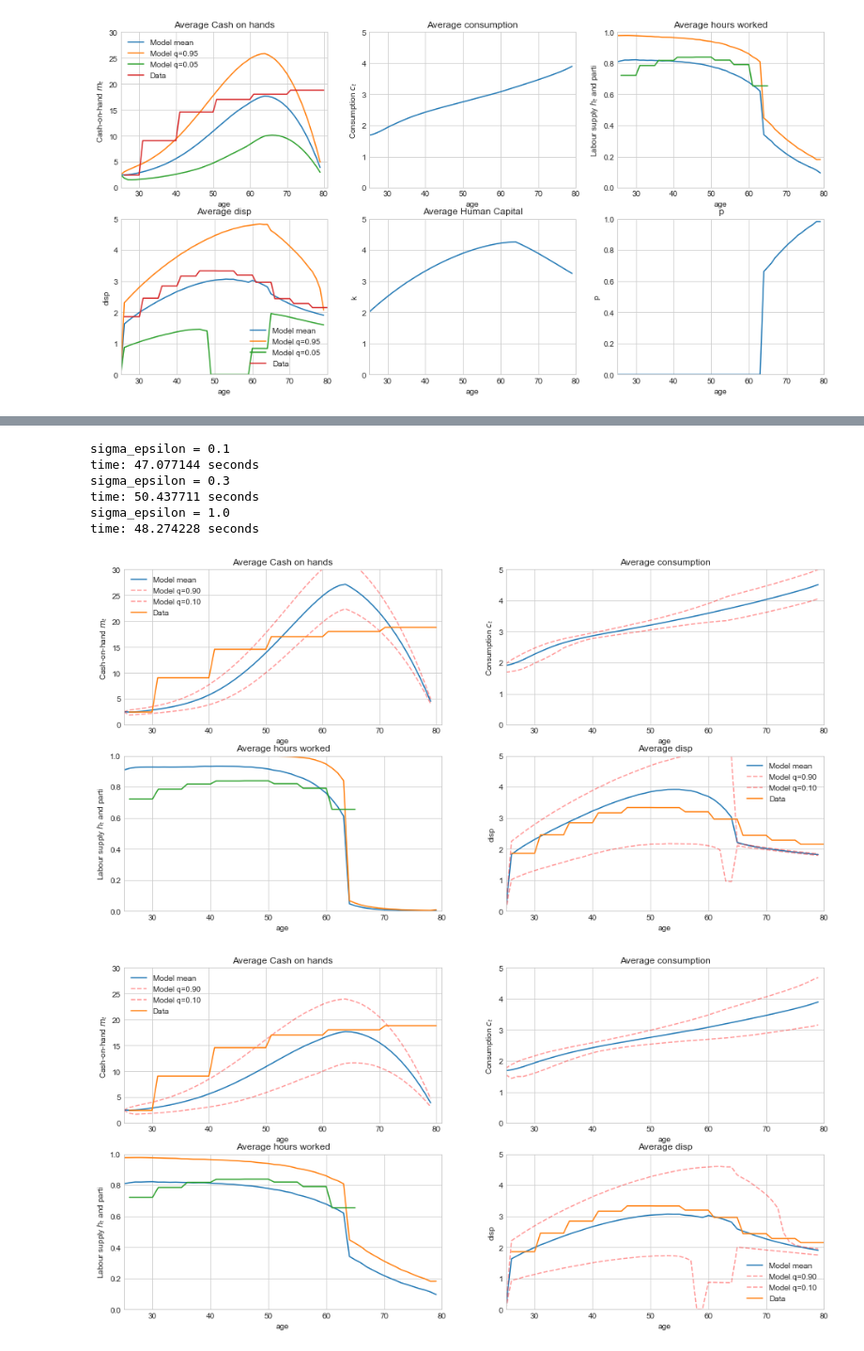
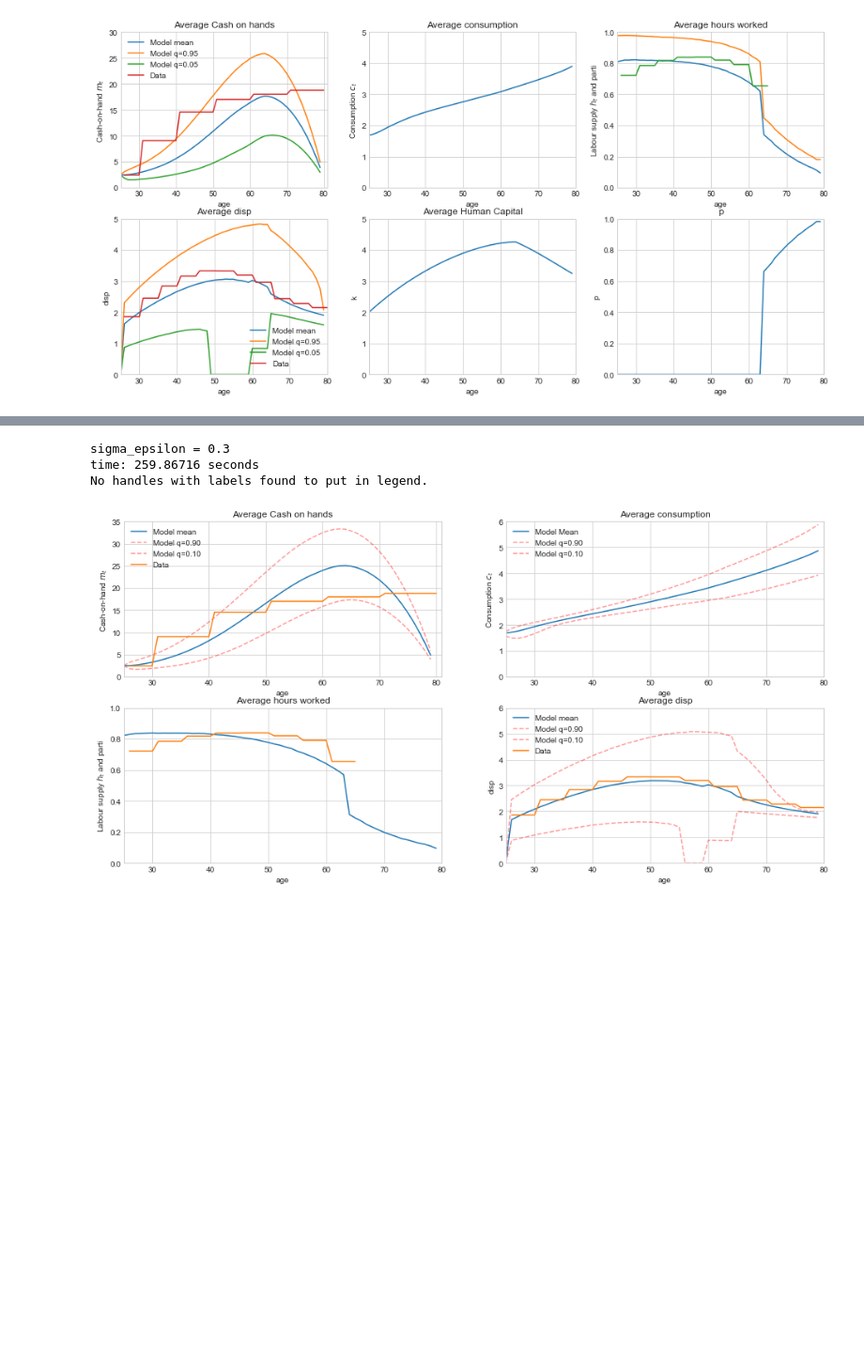
Before and after one commit to HaraldGrevsen/DynamicprogrammingTermpaper, a Jupyter notebook: Harald/Visualisering - Harald.ipynb, the cells around one changed output, grey strips where cells are left out. Shown at 94% size. Saved outputs shown, nothing was run; the diff lists cells and outputs as text; code cells hidden in the pictures; blank space fills up the shorter version.

```diff
--- a/Harald/Visualisering - Harald.ipynb
+++ b/Harald/Visualisering - Harald.ipynb
@@ -158,7 +156,7 @@ def figure_dashboard4(par,sim):
     ax.set_xlabel(f"age")
     ax.set_ylabel(f"Cash-on-hand $m_t$")
     ax.set_xlim([25,81])
-    ax.set_ylim([0,30])
+    ax.set_ylim([0,35])
     ax.legend()
     ax.set_title(f'Average Cash on hands')
 
@@ -169,19 +167,18 @@ def figure_dashboard4(par,sim):
     ax.set_xlabel(f"age")
     ax.set_ylabel(f"Consumption $c_t$")
     ax.set_xlim([25,80])
-    ax.set_ylim([0,5])
-    ax.legend
+    ax.set_ylim([0,6])
+    ax.legend()
     ax.set_title(f'Average consumption')
 
     ax = fig.add_subplot(2,2,3)
     ax.plot(np.arange(model.par.simT)+25,np.mean(model.sim.h,1))
-    ax.plot(np.arange(model.par.simT)+25,np.mean(model.sim.parti,1))
     ax.plot(t_h,Data_h)
     ax.set_xlabel(f"age")
     ax.set_ylabel(f"Labour supply $h_t$ and parti")
     ax.set_xlim([25,80])
     ax.set_ylim([0,1])
-    ax.legend
+    ax.legend()
     ax.set_title(f'Average hours worked')
 
     ax = fig.add_subplot(2,2,4)
@@ -192,46 +189,42 @@ def figure_dashboard4(par,sim):
     ax.set_ylabel(f"disp")
     ax.plot(t_w,Data_disp, label = 'Data')
     ax.set_xlim([25,80])
-    ax.set_ylim([0,5])
+    ax.set_ylim([0,6])
     ax.legend()
     ax.set_title(f'Average disp')
-    plt.savefig('pic1.png')
+    plt.show()
+    #plt.savefig('pic1.png')
 # %%
 #constructing a dashboard for parameter tuning:
-sigma_epsilon = [0.10000,0.30000,1.0000]
-#sigma_w = [0.200]
+#sigma_w = [0.20000]
+sigma_epsilon = [0.300]
 #To = [35,37]
 #kappa = [0.4]
 
 for i,val in enumerate(sigma_epsilon):
     t0 = time.time()
     model = model_dc_multidim()
     model.setup()
     model.par.To = 35
-    #model.par.r = 0
+    model.par.r = 0.045
     #model.par.beta = 1
     model.par.sigma_epsilon = val
-    model.par.sigma_w = 0.1
-    model.par.phi3 = 0.97
+    model.par.sigma_w = 0.2
     model.par.rho = 0.2
     model.par.P = 1.2
     model.par.b = 2
     model.par.k_start = 2
     model.par.m_start = 2.5
     model.create_grids()
     model.solve()
     model.simulate()
     #print(f'To = {val} dvs {val+25}år')
     print(f'sigma_epsilon = {val:.3}')
     t1 = time.time() # set the ending time
     print(f'time: {t1-t0:.8} seconds') # print the total time
     figure_dashboard4(model.par,model.sim)
 # %% [output]
-sigma_epsilon = 0.1
-time: 47.077144 seconds
 sigma_epsilon = 0.3
-time: 50.437711 seconds
-sigma_epsilon = 1.0
-time: 48.274228 seconds
+time: 259.86716 seconds
+No handles with labels found to put in legend.
-[figure, old version]
+[figure, new version]
-[figure, removed]
```
Also changed, not shown: parts of 3 cells of this notebook, 2 other files.
